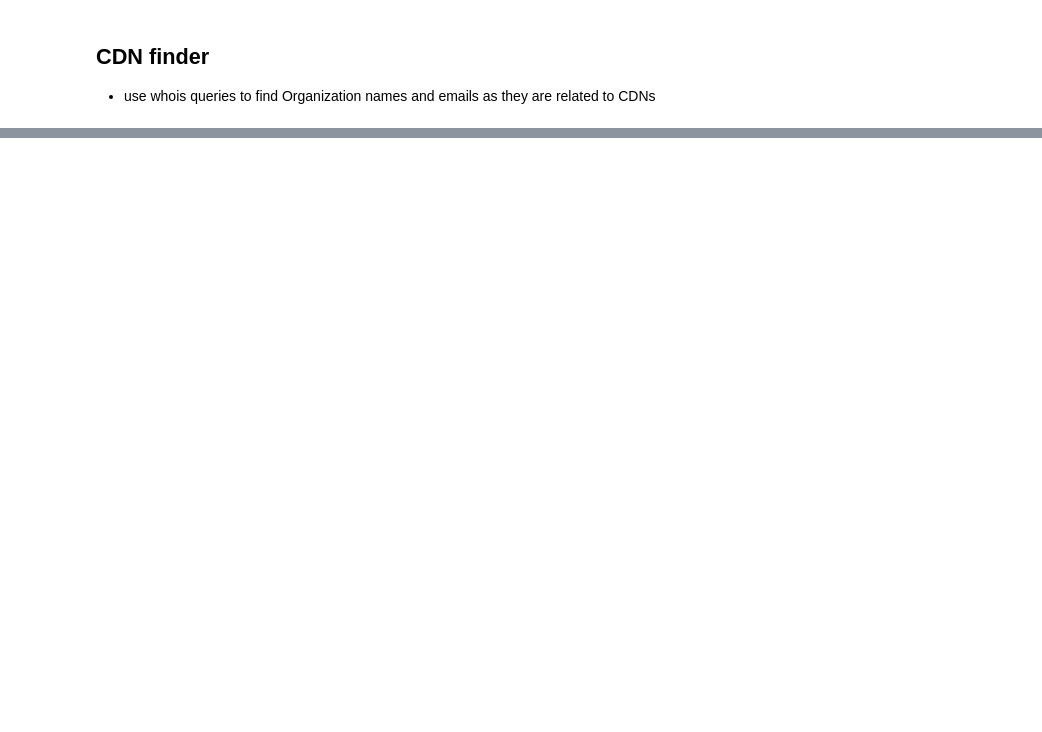
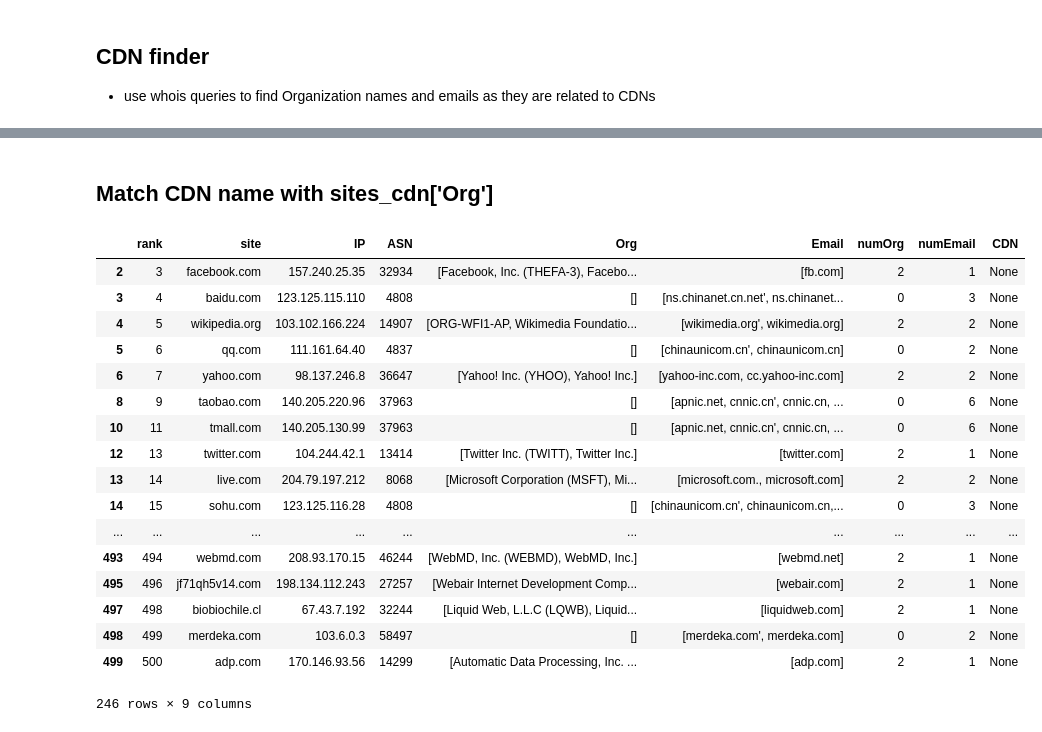
Before and after one commit to shahifaqeer/cdn-analysis, a Jupyter notebook: CDN_BGP_Analysis.ipynb, the cells around one changed output, grey strips where cells are left out. Drawn from its saved outputs; the diff is of its cells as text; code cells hidden in the pictures; blank space fills up the shorter version.

```diff
--- a/CDN_BGP_Analysis.ipynb
+++ b/CDN_BGP_Analysis.ipynb
@@ -109,0 +153,3 @@ whois 212.129.33.171 process error/ran too long
+# %%
+sites_cdn['numOrg'] = sites_cdn['Org'].apply(len)
+sites_cdn['numEmail'] = sites_cdn['Email'].apply(len)
@@ -109,0 +183,40 @@ whois 212.129.33.171 process error/ran too long
+# %% [markdown]
+## Match CDN name with sites_cdn['Org']
+# %%
+with open('CDNnames.csv', 'r') as f:
+    CDN_names = f.read().splitlines()
+# %%
+def matchCDN(org_list):
+    if len(org_list)>0:
+        for org in org_list:
+            org_lower = org.lower()
+            for cdn in CDN_names:
+                cdn_lower = cdn.lower()
+                if (cdn_lower in org_lower):
+                    return cdn
+
+    else:
+        return None
+# %%
+sites_cdn['CDN'] = sites_cdn['Org'].apply(matchCDN)
+# %%
+sites_cdn[(sites_cdn['CDN'].isnull())]
+# %% [output]
+|  | rank | site | IP | ASN | Org | Email | numOrg | numEmail | CDN |
+| 2 | 3 | facebook.com | 157.240.25.35 | 32934 | [Facebook, Inc. (THEFA-3), Facebo... | [fb.com] | 2 | 1 | None |
+| 3 | 4 | baidu.com | 123.125.115.110 | 4808 | [] | [ns.chinanet.cn.net', ns.chinanet... | 0 | 3 | None |
+| 4 | 5 | wikipedia.org | 103.102.166.224 | 14907 | [ORG-WFI1-AP, Wikimedia Foundatio... | [wikimedia.org', wikimedia.org] | 2 | 2 | None |
+| 5 | 6 | qq.com | 111.161.64.40 | 4837 | [] | [chinaunicom.cn', chinaunicom.cn] | 0 | 2 | None |
+| 6 | 7 | yahoo.com | 98.137.246.8 | 36647 | [Yahoo! Inc. (YHOO), Yahoo! Inc.] | [yahoo-inc.com, cc.yahoo-inc.com] | 2 | 2 | None |
+| 8 | 9 | taobao.com | 140.205.220.96 | 37963 | [] | [apnic.net, cnnic.cn', cnnic.cn, ... | 0 | 6 | None |
+| 10 | 11 | tmall.com | 140.205.130.99 | 37963 | [] | [apnic.net, cnnic.cn', cnnic.cn, ... | 0 | 6 | None |
+| 12 | 13 | twitter.com | 104.244.42.1 | 13414 | [Twitter Inc. (TWITT), Twitter Inc.] | [twitter.com] | 2 | 1 | None |
+| 13 | 14 | live.com | 204.79.197.212 | 8068 | [Microsoft Corporation (MSFT), Mi... | [microsoft.com., microsoft.com] | 2 | 2 | None |
+| 14 | 15 | sohu.com | 123.125.116.28 | 4808 | [] | [chinaunicom.cn', chinaunicom.cn,... | 0 | 3 | None |
+| ... | ... | ... | ... | ... | ... | ... | ... | ... | ... |
+| 493 | 494 | webmd.com | 208.93.170.15 | 46244 | [WebMD, Inc. (WEBMD), WebMD, Inc.] | [webmd.net] | 2 | 1 | None |
+| 495 | 496 | jf71qh5v14.com | 198.134.112.243 | 27257 | [Webair Internet Development Comp... | [webair.com] | 2 | 1 | None |
+| 497 | 498 | biobiochile.cl | 67.43.7.192 | 32244 | [Liquid Web, L.L.C (LQWB), Liquid... | [liquidweb.com] | 2 | 1 | None |
+| 498 | 499 | merdeka.com | 103.6.0.3 | 58497 | [] | [merdeka.com', merdeka.com] | 0 | 2 | None |
+| 499 | 500 | adp.com | 170.146.93.56 | 14299 | [Automatic Data Processing, Inc. ... | [adp.com] | 2 | 1 | None |
+246 rows × 9 columns
```
Also changed, not shown: parts of 15 cells of this notebook.
